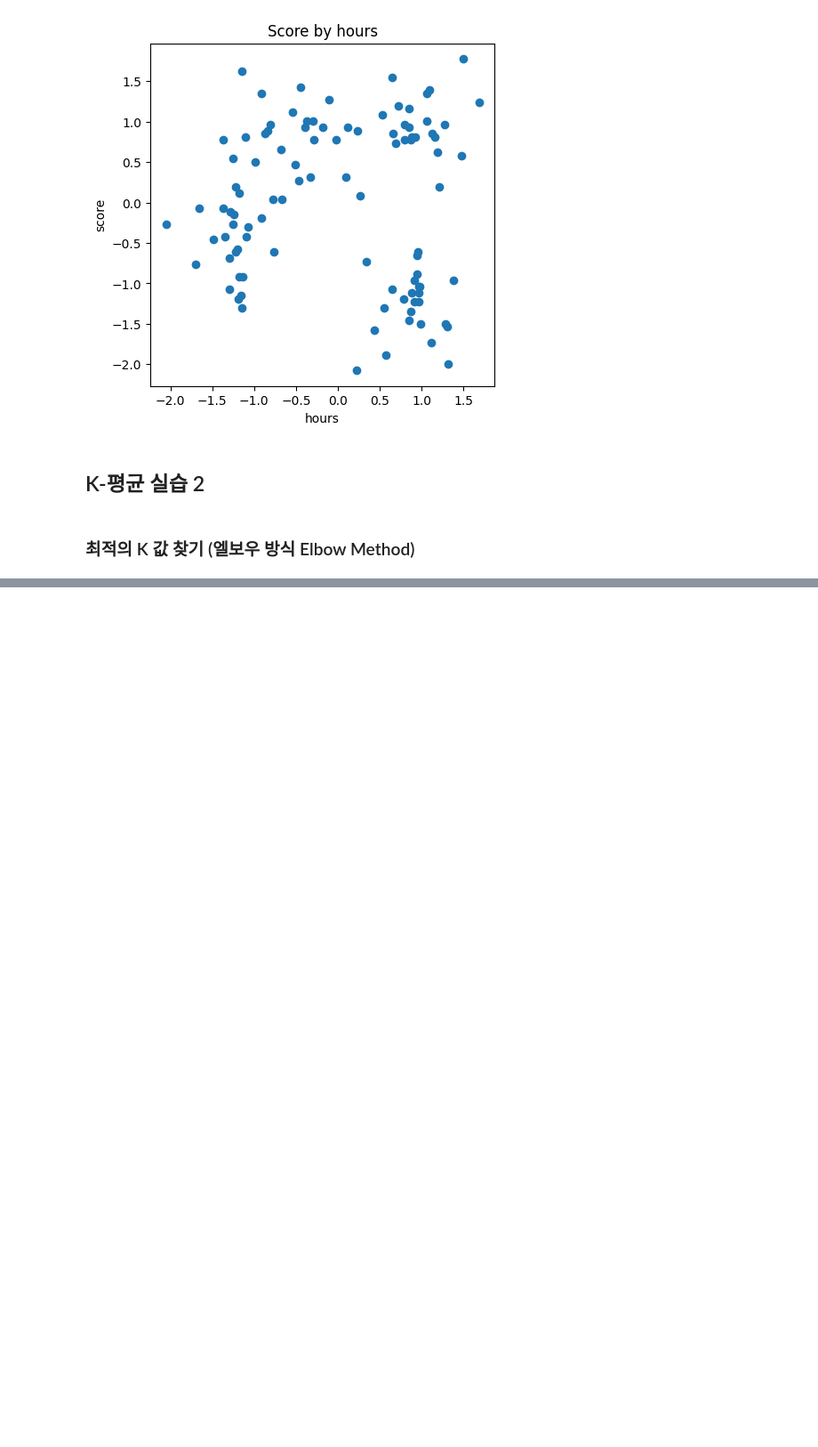
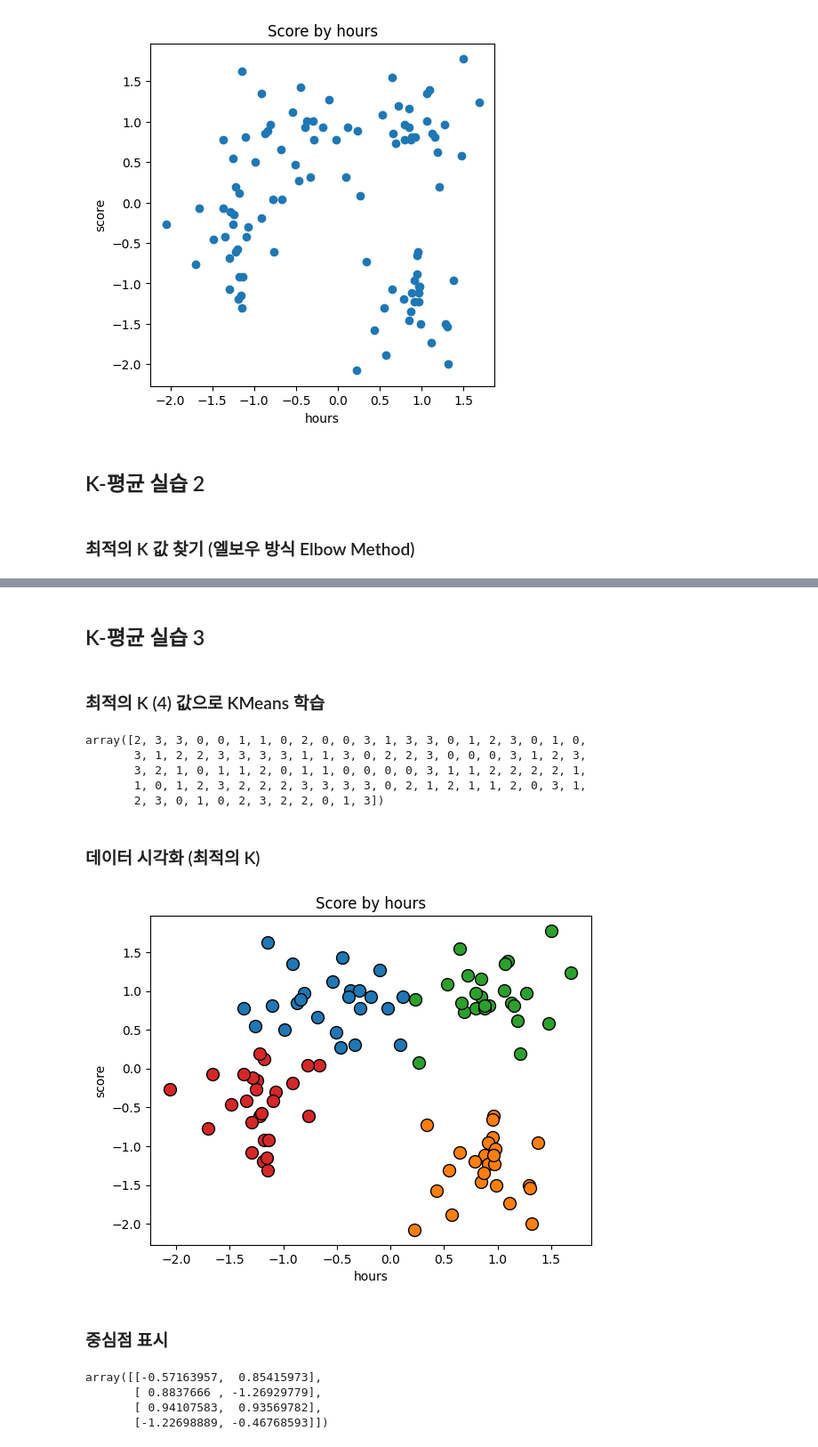
Before and after one commit to koreanbulbasaur/nadocoding_study, a Jupyter notebook: PythonMLWorkspace/ScikitLearn/05_K-Means.ipynb, the cells around one changed output, grey strips where cells are left out. Shown at 89% size. Cells and saved outputs as stored; diff of their text form; code cells hidden in the pictures; blank space fills up the shorter version.

Commit message:
K-Means training 3

```diff
--- a/PythonMLWorkspace/ScikitLearn/05_K-Means.ipynb
+++ b/PythonMLWorkspace/ScikitLearn/05_K-Means.ipynb
@@ -79,7 +79,7 @@ plt.show()
 from sklearn.cluster import KMeans
 inertia_list = []
 for i in range(1, 11):
-    kmeans = KMeans(n_clusters=i, init='k-means++', random_state=0, n_init=10)
+    kmeans = KMeans(n_clusters=i, init='k-means++', random_state=0, n_init='auto')
     kmeans.fit(X)
 
     # 각 지점으로부터 클러스터의 중심(centroid)까지의 거리의 제곱의 합
@@ -95,3 +95,40 @@ plt.show()
 # %%
 # 최적의 K 값
 K = 4
+# %% [markdown]
+## K-평균 실습 3
+# %% [markdown]
+### 최적의 K (4) 값으로 KMeans 학습
+# %%
+kmeans = KMeans(n_clusters=K, random_state=0, n_init=10)
+# kmeans.fit(X)
+y_kmeans = kmeans.fit_predict(X)
+y_kmeans
+# %% [output]
+array([2, 3, 3, 0, 0, 1, 1, 0, 2, 0, 0, 3, 1, 3, 3, 0, 1, 2, 3, 0, 1, 0,
+       3, 1, 2, 2, 3, 3, 3, 3, 1, 1, 3, 0, 2, 2, 3, 0, 0, 0, 3, 1, 2, 3,
+       3, 2, 1, 0, 1, 1, 2, 0, 1, 1, 0, 0, 0, 0, 3, 1, 1, 2, 2, 2, 2, 1,
+       1, 0, 1, 2, 3, 2, 2, 2, 3, 3, 3, 3, 0, 2, 1, 2, 1, 1, 2, 0, 3, 1,
+       2, 3, 0, 1, 0, 2, 3, 2, 2, 0, 1, 3])
+# %% [markdown]
+### 데이터 시각화 (최적의 K)
+# %%
+for cluster in range(K):
+    plt.scatter(X[y_kmeans == cluster, 0], X[y_kmeans == cluster, 1], s=100, edgecolors='black')
+
+plt.title('Score by hours')
+plt.xlabel('hours')
+plt.ylabel('score')
+plt.show()
+# %% [output]
+[figure, added]
+# %% [markdown]
+### 중심점 표시
+# %%
+centers = kmeans.cluster_centers_ # 클러스터의 중심점 (centroid) 좌표
+centers
+# %% [output]
+array([[-0.57163957,  0.85415973],
+       [ 0.8837666 , -1.26929779],
+       [ 0.94107583,  0.93569782],
+       [-1.22698889, -0.46768593]])
```
Also changed, not shown: parts of 2 cells of this notebook.
